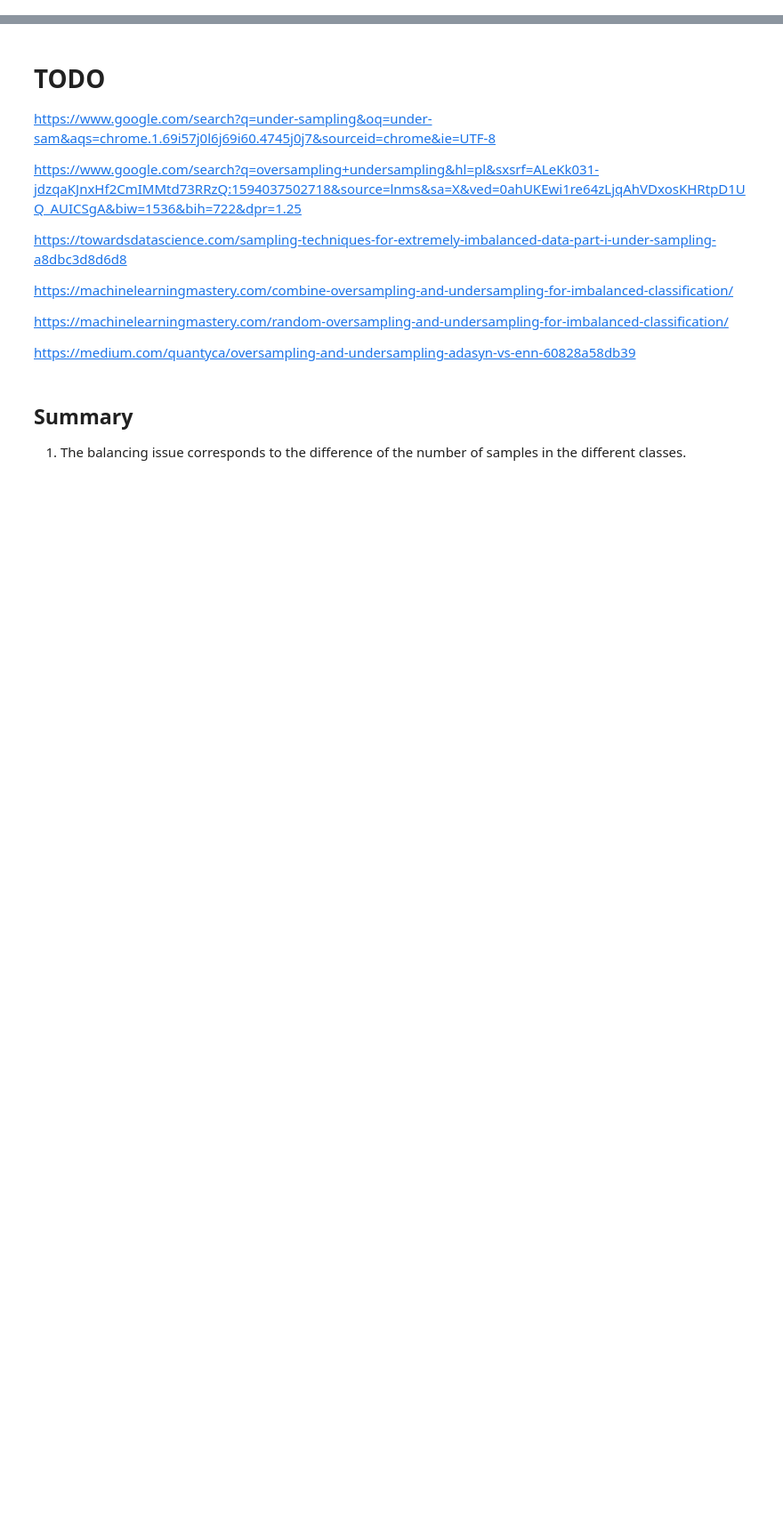
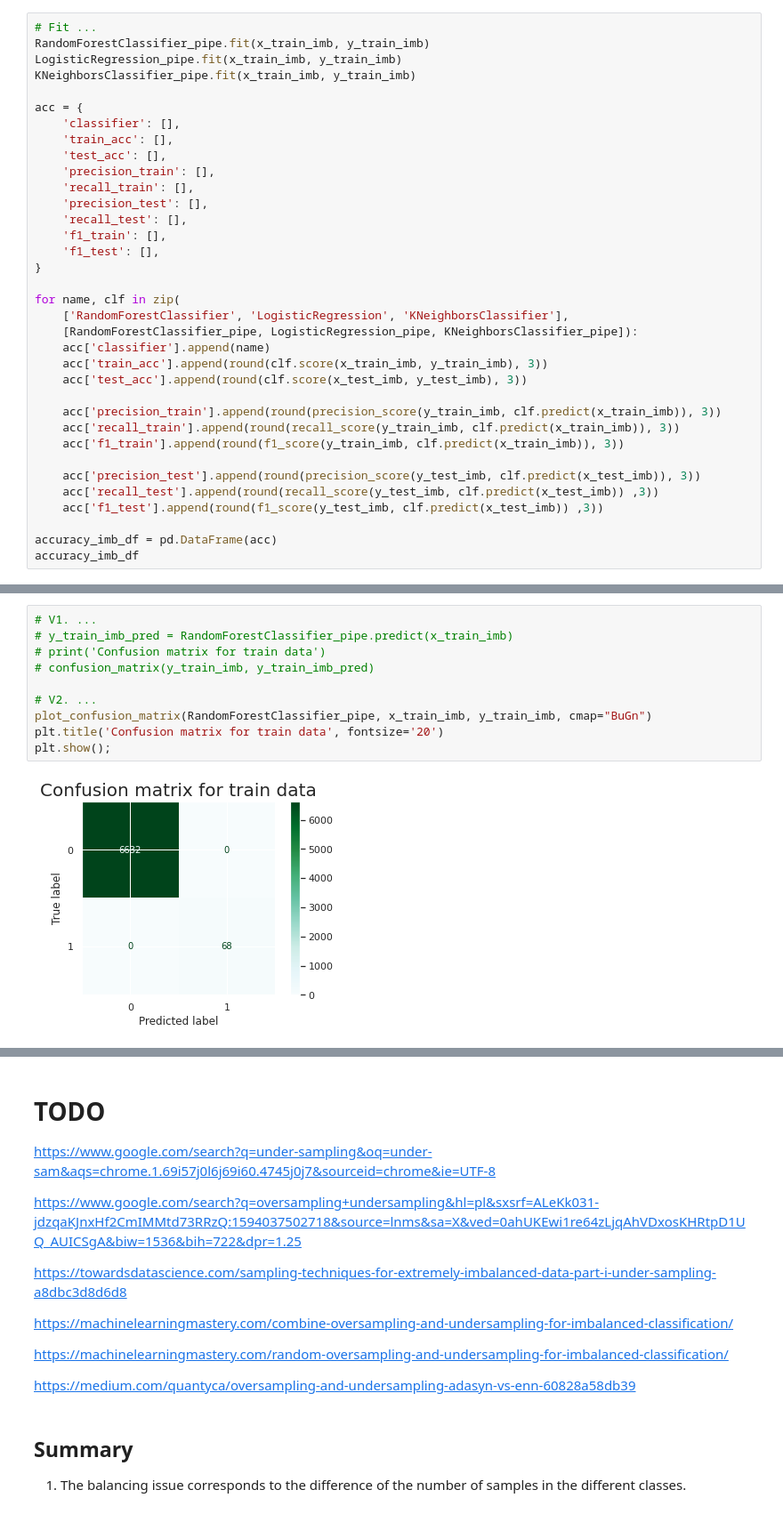
Before and after one commit to SalAlba/machine-learning, a Jupyter notebook: notes/imbalanced-data-sets/main.ipynb, the cells around one changed output, grey strips where cells are left out. Shown at 89% size. Saved outputs shown, nothing was run; the diff lists cells and outputs as text; blank space fills up the shorter version.

```diff
--- a/notes/imbalanced-data-sets/main.ipynb
+++ b/notes/imbalanced-data-sets/main.ipynb
@@ -114,0 +264,35 @@ plt.show();
+# %%
+# Fit ...
+RandomForestClassifier_pipe.fit(x_train_imb, y_train_imb)
+LogisticRegression_pipe.fit(x_train_imb, y_train_imb)
+KNeighborsClassifier_pipe.fit(x_train_imb, y_train_imb)
+
+acc = {
+    'classifier': [],
+    'train_acc': [],
+    'test_acc': [],
+    'precision_train': [],
+    'recall_train': [],
+    'precision_test': [],
+    'recall_test': [],
+    'f1_train': [],
+    'f1_test': [],
+}
+
+for name, clf in zip(
+    ['RandomForestClassifier', 'LogisticRegression', 'KNeighborsClassifier'],
+    [RandomForestClassifier_pipe, LogisticRegression_pipe, KNeighborsClassifier_pipe]):
+    acc['classifier'].append(name)
+    acc['train_acc'].append(round(clf.score(x_train_imb, y_train_imb), 3))
+    acc['test_acc'].append(round(clf.score(x_test_imb, y_test_imb), 3))
+
+    acc['precision_train'].append(round(precision_score(y_train_imb, clf.predict(x_train_imb)), 3))
+    acc['recall_train'].append(round(recall_score(y_train_imb, clf.predict(x_train_imb)), 3))
+    acc['f1_train'].append(round(f1_score(y_train_imb, clf.predict(x_train_imb)), 3))
+
+    acc['precision_test'].append(round(precision_score(y_test_imb, clf.predict(x_test_imb)), 3))
+    acc['recall_test'].append(round(recall_score(y_test_imb, clf.predict(x_test_imb)) ,3))
+    acc['f1_test'].append(round(f1_score(y_test_imb, clf.predict(x_test_imb)) ,3))
+
+accuracy_imb_df = pd.DataFrame(acc)
+accuracy_imb_df
@@ -114,0 +304,12 @@ plt.show();
+# %%
+# V1. ...
+# y_train_imb_pred = RandomForestClassifier_pipe.predict(x_train_imb)
+# print('Confusion matrix for train data')
+# confusion_matrix(y_train_imb, y_train_imb_pred)
+
+# V2. ...
+plot_confusion_matrix(RandomForestClassifier_pipe, x_train_imb, y_train_imb, cmap="BuGn")
+plt.title('Confusion matrix for train data', fontsize='20')
+plt.show();
+# %% [output]
+[figure, added]
```
Also changed, not shown: parts of 21 cells of this notebook, 1 other file.
